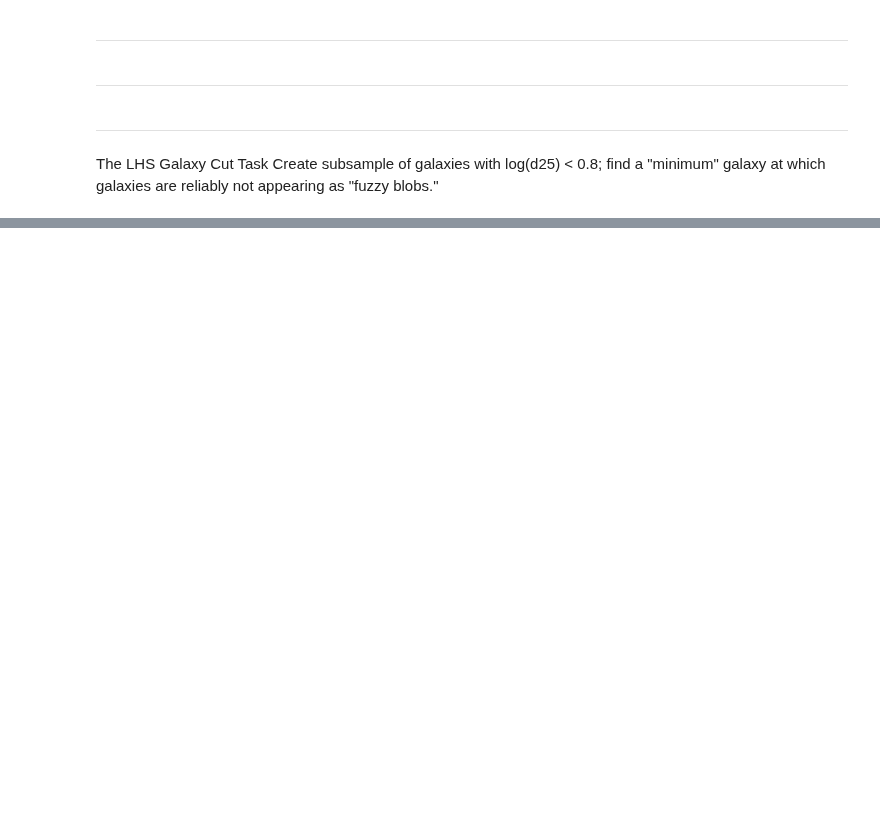
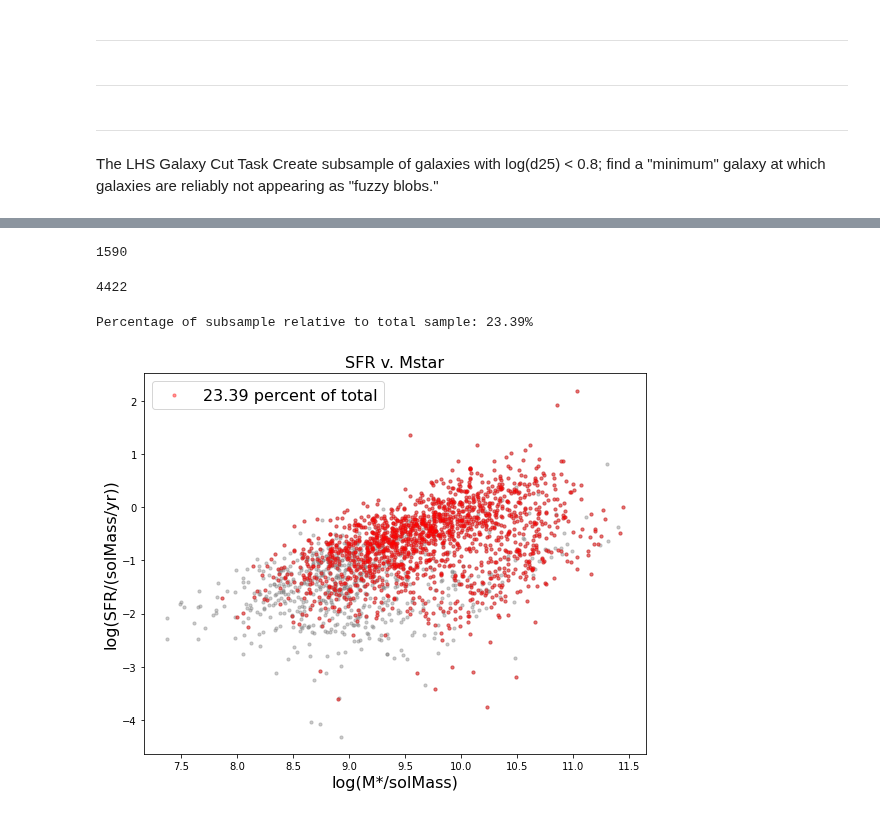
Before and after one commit to Kyssuber/research, a Jupyter notebook: Mstar-SFR Plots.ipynb, the cells around one changed output, grey strips where cells are left out. Cells and saved outputs as stored; diff of their text form; code cells hidden in the pictures; blank space fills up the shorter version.

```diff
--- a/Mstar-SFR Plots.ipynb
+++ b/Mstar-SFR Plots.ipynb
@@ -299,0 +295,24 @@ vftab_cut.write('vf_bad_lhs.fits')
+# %%
+#edited length of sample: 6797
+
+homedir = os.getenv("HOME")
+tabledir = homedir+'/Desktop/v1-20210308/'
+
+vfmain = Table.read(tabledir+'vf_north_v1_main.fits')
+hyptab = Table.read(tabledir+'vf_north_v1_hyperleda.fits')
+mgstab = Table.read(tabledir+'vf_north_v1_z0mgs.fits')
+
+snr = mgstab['flux_wise3']/mgstab['std_flux_wise3']
+
+snr_flag = (snr >= 20)
+
+sample_cut_mgs = mgstab[snr_flag]
+sample_cut_hyp = hyptab[snr_flag]
+# %%
+len(sample_cut_hyp)
+# %% [output]
+1590
+# %%
+len(np.where(mgstab['pgc_name'] == 'N/A')[0])
+# %% [output]
+4422
@@ -299,0 +322,20 @@ vftab_cut.write('vf_bad_lhs.fits')
+# %%
+Mstar = mgstab['logmass']  #x axis
+SFR = mgstab['logsfr']   #y axis; frequently deriven from WISE C4 data
+D25 = 10**(hyptab['logd25'])
+plt.figure(figsize=(9,7))
+plt.scatter(Mstar,SFR,s=10,color='gray',alpha=.4)
+
+Mstar_cut = sample_cut_mgs['logmass']
+SFR_cut = sample_cut_mgs['logsfr']
+D25_cut = 10**(sample_cut_hyp['logd25'])
+plt.scatter(Mstar_cut,SFR_cut,s=10,color='red',alpha=0.4,label='%.2f percent of total'%(len(Mstar_cut)/len(Mstar)*100))
+plt.legend(fontsize=16)
+plt.xlabel('log(M*/solMass)',fontsize=16)
+plt.ylabel('log(SFR/(solMass/yr))',fontsize=16)
+plt.title('SFR v. Mstar', fontsize=16)
+
+print('Percentage of subsample relative to total sample:','%.2f'%(len(Mstar_cut)/len(Mstar)*100)+'%')
+# %% [output]
+Percentage of subsample relative to total sample: 23.39%
+[figure, added]
```
Also changed, not shown: parts of 25 cells of this notebook, 2 other files.
